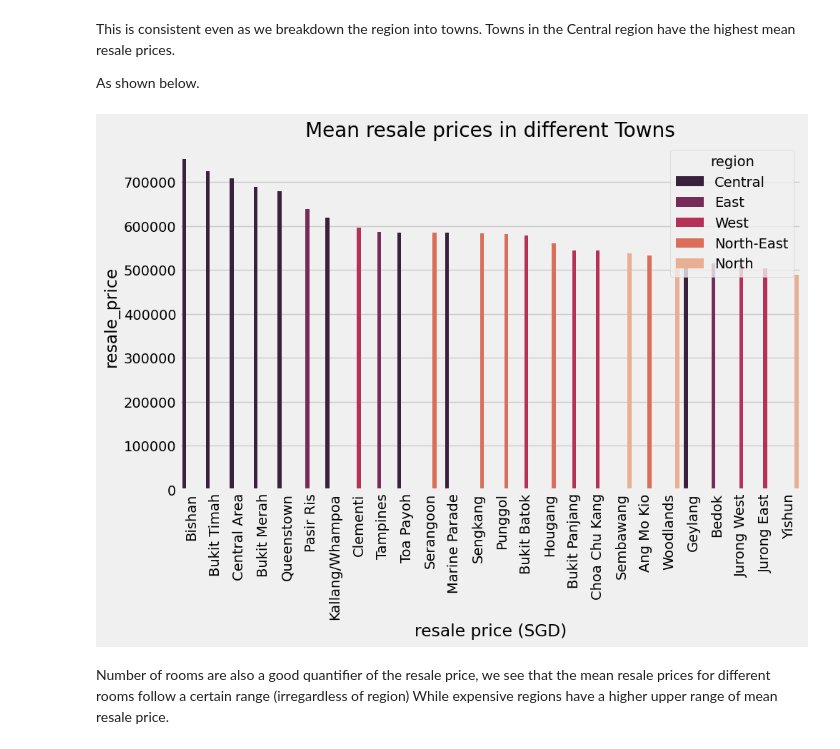
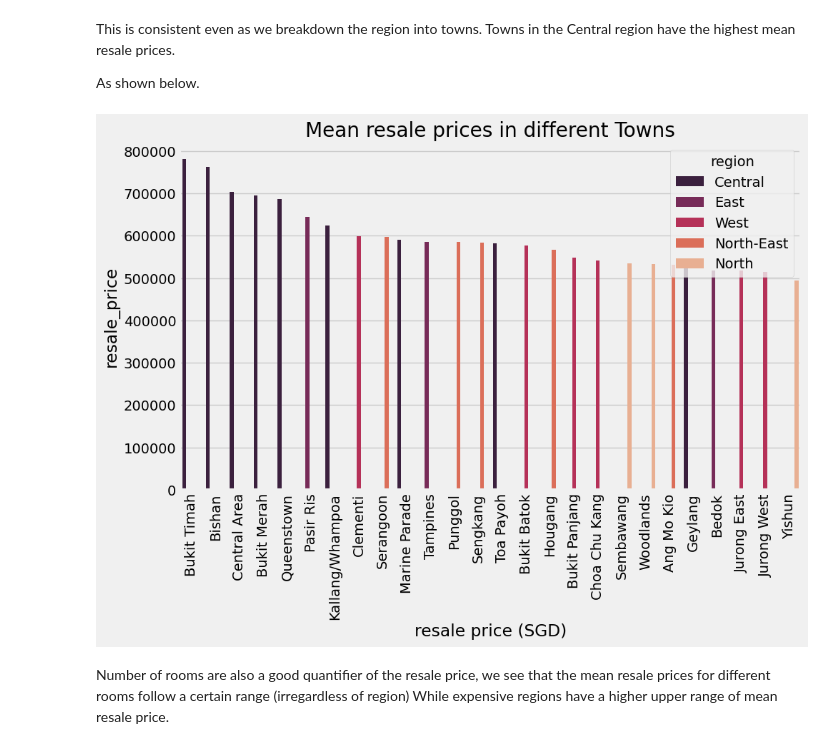
Before and after one commit to sienlonglim/ml_webapp, a Jupyter notebook: notebooks/model_building.ipynb, the cells around one changed output. Saved outputs shown, nothing was run; the diff lists cells and outputs as text; code cells hidden in the pictures.

```diff
--- a/notebooks/model_building.ipynb
+++ b/notebooks/model_building.ipynb
@@ -23,5 +26,5 @@ print(f'Working directory: {str(os.getcwd())}')
 # %%
-df = pd.read_csv('static/2023_train.csv', index_col=0)
+df = pd.read_csv('static/train.csv', index_col=0)
 display(df.head())
 print(df.shape)
 # %% [output]
@@ -142,35 +154,35 @@ town_regions = {'Sembawang' : 'North',
                 'Sengkang' : 'North-East',
                 'Serangoon' : 'North-East',
                 'Bedok' : 'East',
                 'Pasir Ris' : 'East',
                 'Tampines' : 'East',
                 'Bukit Batok' : 'West',
                 'Bukit Panjang' : 'West',
                 'Choa Chu Kang' : 'West',
                 'Clementi' : 'West',
                 'Jurong East' : 'West',
                 'Jurong West' : 'West',
                 'Tengah' : 'West',
                 'Bishan' : 'Central',
                 'Bukit Merah' : 'Central',
                 'Bukit Timah' : 'Central',
                 'Central Area' : 'Central',
                 'Geylang' : 'Central',
                 'Kallang/Whampoa' : 'Central',
                 'Marine Parade' : 'Central',
                 'Queenstown' : 'Central',
                 'Toa Payoh' : 'Central'}
 
-plt.figure(figsize=(10,6))
+figure = plt.figure(figsize=(10,6))
 town_prices = df.groupby(['town'])[['resale_price']].mean(numeric_only=True).sort_values(by=['resale_price'], ascending=False).reset_index()
 town_prices['region'] = town_prices['town'].map(town_regions)
 sns.barplot(data=town_prices,  x='town', y='resale_price', hue='region', palette='rocket')
 plt.title('Mean resale prices in different Towns')
 plt.xlabel('resale price (SGD)')
 plt.xticks(rotation = 90)
 plt.show()
 # %% [output]
-[figure, old version]
+[figure, new version]
 # %% [markdown]
 Number of rooms are also a good quantifier of the resale price, we see that the mean resale prices for different rooms follow a certain range (irregardless of region)
 While expensive regions have a higher upper range of mean resale price.
```
Also changed, not shown: parts of 15 cells of this notebook, 1 other file.
